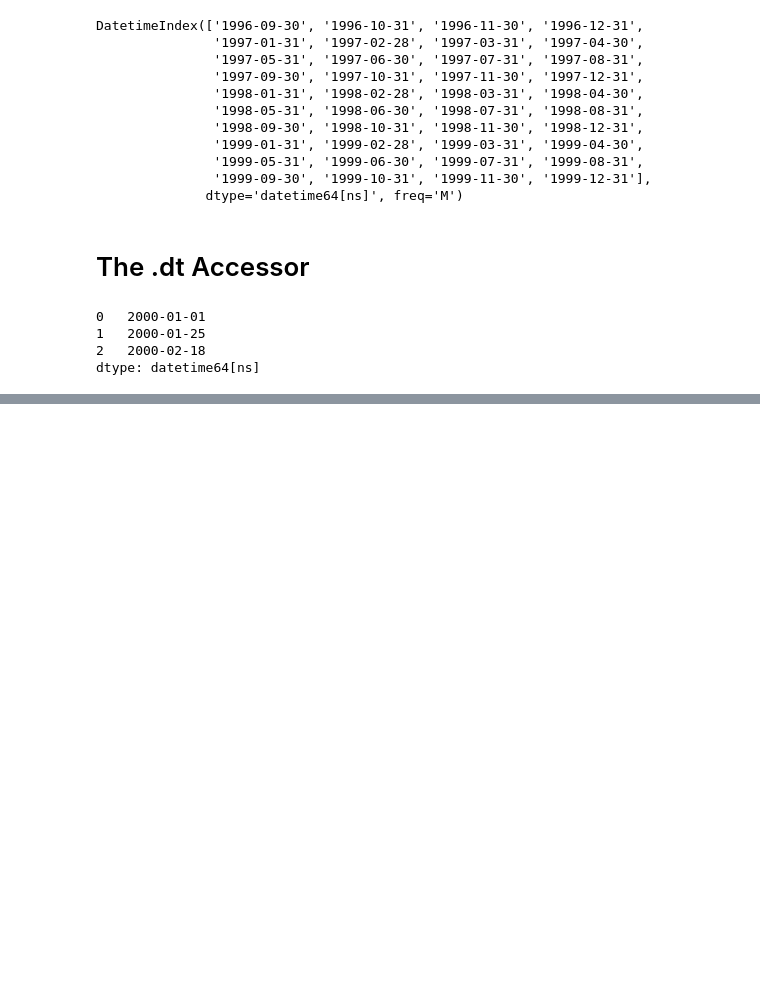
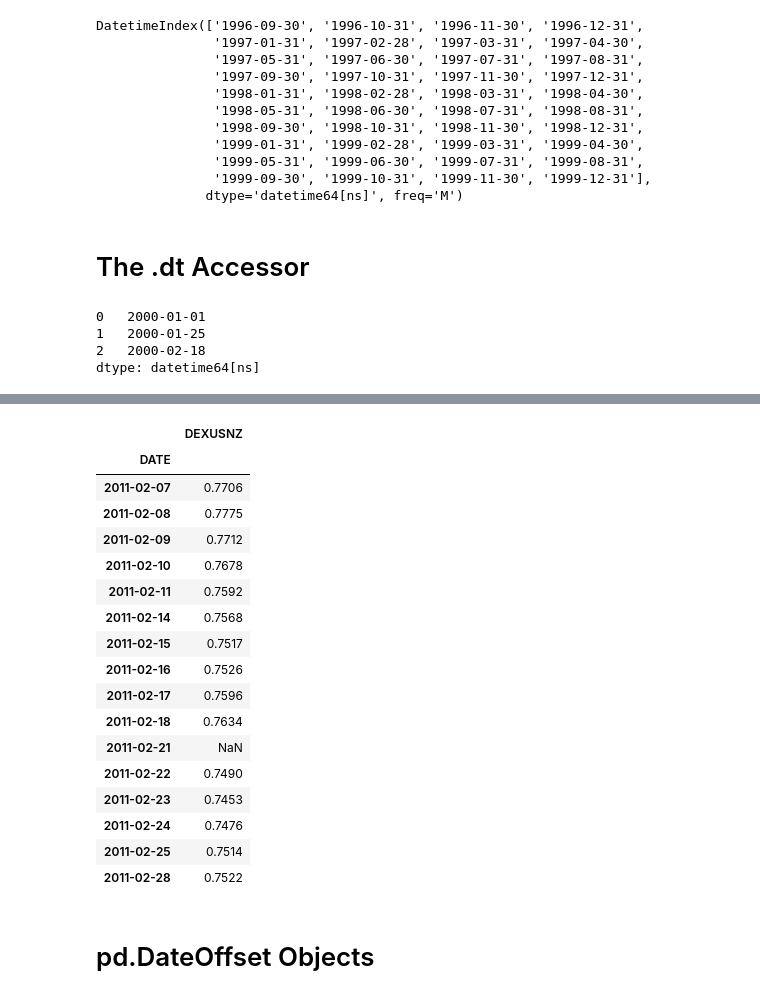
Before and after one commit to waynebli/Data-Analysis-with-Python-and-Pandas, a Jupyter notebook: 09_Working_with_Dates_and_Times.ipynb, the cells around one changed output, grey strips where cells are left out. Drawn from its saved outputs; the diff is of its cells as text; code cells hidden in the pictures; blank space fills up the shorter version.

```diff
--- a/09_Working_with_Dates_and_Times.ipynb
+++ b/09_Working_with_Dates_and_Times.ipynb
@@ -315,0 +489,8 @@ dtype: datetime64[ns]
+# %%
+rate = 'DEXUSNZ'
+start = '2010-01-01'
+end = '2017-12-31'
+source = 'fred'
+xrates = data.DataReader(name=rate, data_source='fred', start=start, end=end)
+xrates.to_csv('Codes/xrates.csv')
+xrates.head(3)
@@ -315,0 +503,23 @@ dtype: datetime64[ns]
+# %%
+xrates.truncate(before='2011-02-05', after='2011-02-28')
+# %% [output]
+|  | DEXUSNZ |
+| DATE |  |
+| 2011-02-07 | 0.7706 |
+| 2011-02-08 | 0.7775 |
+| 2011-02-09 | 0.7712 |
+| 2011-02-10 | 0.7678 |
+| 2011-02-11 | 0.7592 |
+| 2011-02-14 | 0.7568 |
+| 2011-02-15 | 0.7517 |
+| 2011-02-16 | 0.7526 |
+| 2011-02-17 | 0.7596 |
+| 2011-02-18 | 0.7634 |
+| 2011-02-21 | NaN |
+| 2011-02-22 | 0.7490 |
+| 2011-02-23 | 0.7453 |
+| 2011-02-24 | 0.7476 |
+| 2011-02-25 | 0.7514 |
+| 2011-02-28 | 0.7522 |
+# %% [markdown]
+# pd.DateOffset Objects
```
Also changed, not shown: parts of 48 cells of this notebook.
